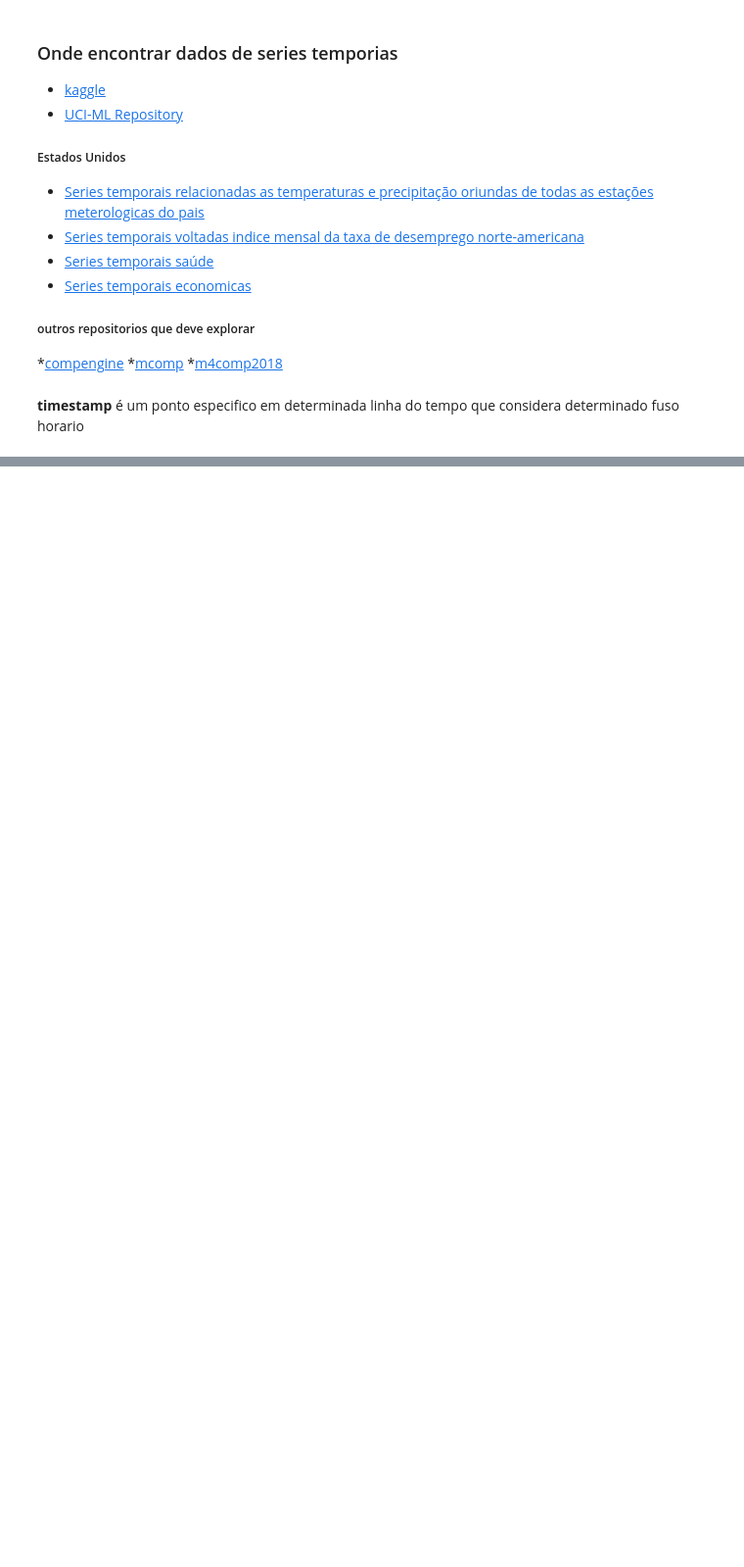
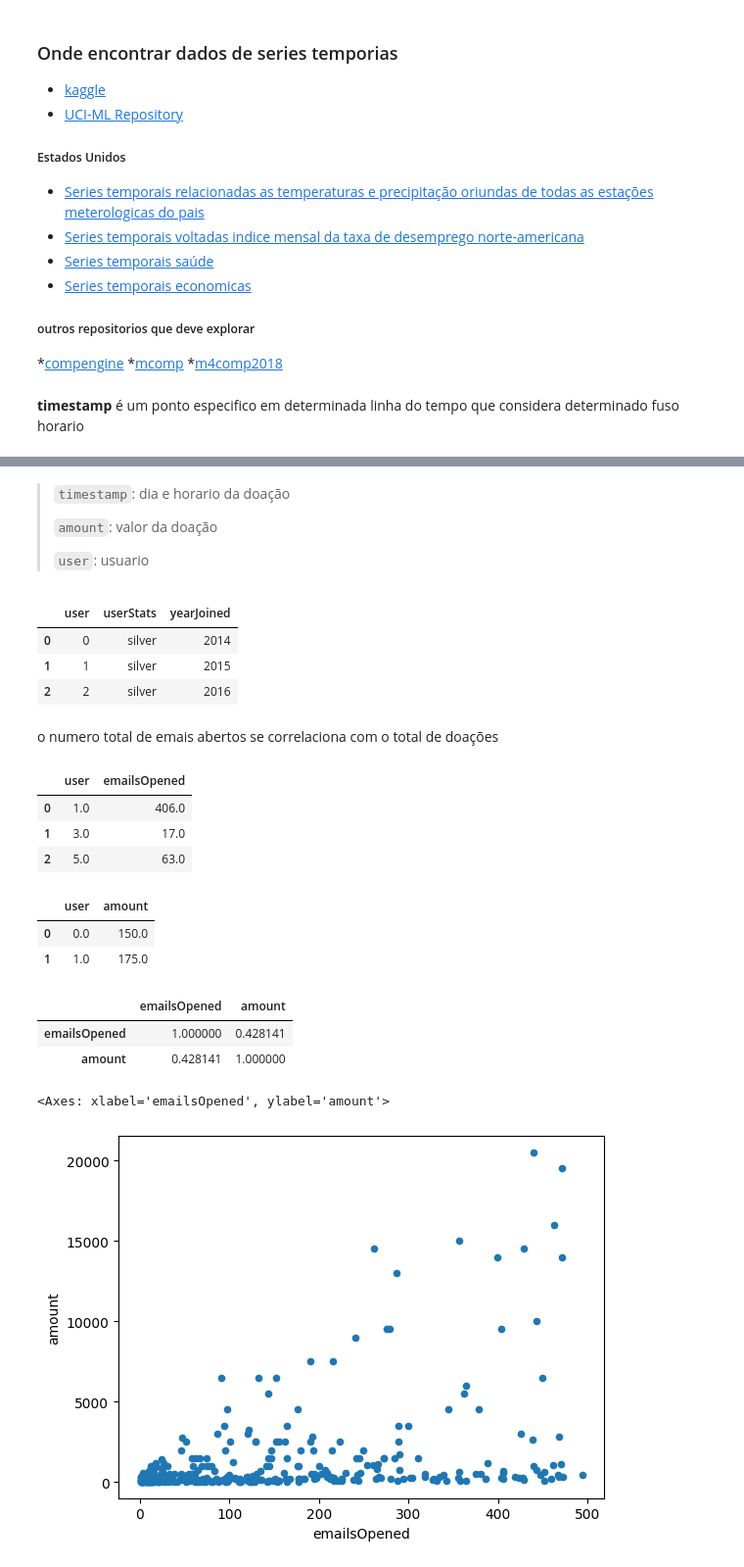
Before and after one commit to kaladabrio2020/analise-pratica-series-temporais_predicao-stats-ml, a Jupyter notebook: capitulo-2-encontrando-dados-e-usando-data-wrangling-com-st/series-temporais.ipynb, the cells around one changed output, grey strips where cells are left out. Shown at 98% size. Drawn from its saved outputs; the diff is of its cells as text; code cells hidden in the pictures; blank space fills up the shorter version.

```diff
--- a/capitulo-2-encontrando-dados-e-usando-data-wrangling-com-st/series-temporais.ipynb
+++ b/capitulo-2-encontrando-dados-e-usando-data-wrangling-com-st/series-temporais.ipynb
@@ -97,0 +25,2 @@ plt.show()
+# %%
+emails_abertos = pd.read_csv('dataset/email/emails.csv')
@@ -97,0 +40,2 @@ plt.show()
+# %%
+doacao = pd.read_csv('dataset/email/donations.csv')
@@ -97,0 +49,6 @@ plt.show()
+# %% [markdown]
+> `timestamp`: dia e horario da doação
+>
+> `amount`: valor da doação
+>
+> `user`: usuario
@@ -97,0 +57,51 @@ plt.show()
+# %%
+ano_entrada.head(3)
+# %% [output]
+|  | user | userStats | yearJoined |
+| 0 | 0 | silver | 2014 |
+| 1 | 1 | silver | 2015 |
+| 2 | 2 | silver | 2016 |
+# %% [markdown]
+o numero total de emais abertos se correlaciona com o total de doações
+# %%
+# total de emais abertos por usuario
+total_emails = emails_abertos.groupby(
+    by='user'
+)[['emailsOpened']].sum().reset_index()
+
+# imprimindo valor
+total_emails.head(3)
+# %% [output]
+|  | user | emailsOpened |
+| 0 | 1.0 | 406.0 |
+| 1 | 3.0 | 17.0 |
+| 2 | 5.0 | 63.0 |
+# %%
+# total de doação por usuario
+total_doacao = doacao.groupby(
+    by='user'
+)[['amount']].sum().reset_index()
+
+#imprimindo valor
+total_doacao.head(2)
+# %% [output]
+|  | user | amount |
+| 0 | 0.0 | 150.0 |
+| 1 | 1.0 | 175.0 |
+# %%
+pd.merge(
+    left=total_emails, right=total_doacao,
+    how='inner', on='user'
+)[['emailsOpened','amount']].corr()
+# %% [output]
+|  | emailsOpened | amount |
+| emailsOpened | 1.000000 | 0.428141 |
+| amount | 0.428141 | 1.000000 |
+# %%
+pd.merge(
+    left=total_emails, right=total_doacao,
+    how='inner', on='user'
+)[['emailsOpened','amount']].plot.scatter(x='emailsOpened', y='amount')
+# %% [output]
+<Axes: xlabel='emailsOpened', ylabel='amount'>
+[figure, added]
```
Also changed, not shown: parts of 41 cells of this notebook, 6 other files.
